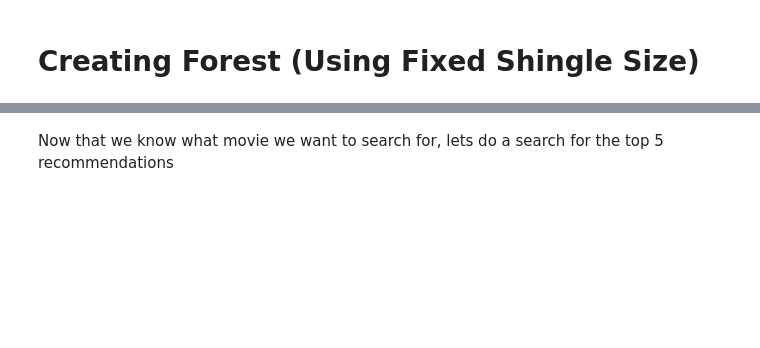
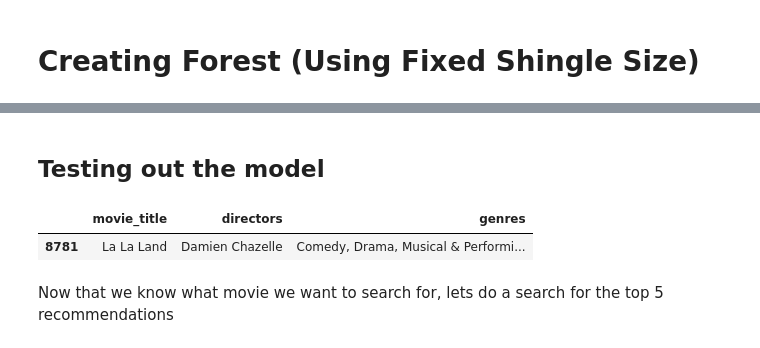
Before and after one commit to LaertXh/LLM-Project, a Jupyter notebook: CIS9665_FinalProject.ipynb, the cells around one changed output, grey strips where cells are left out. Cells and saved outputs as stored; diff of their text form; code cells hidden in the pictures; blank space fills up the shorter version.

```diff
--- a/CIS9665_FinalProject.ipynb
+++ b/CIS9665_FinalProject.ipynb
@@ -408,9 +421,0 @@ First lets locate the move record based on the title
-# %%
-def search_movies(df, search_string):
-    """
-    Searches for movie titles containing the given search string (case-insensitive).
-    Returns a DataFrame with the matching rows and their original indexes.
-    """
-    mask = df['movie_title'].str.contains(search_string, case=False, na=False)
-    result_df = df[mask].copy()
-    return result_df[['movie_title', 'directors']]
@@ -445,0 +438,12 @@ It took 17.44 seconds to build forest.
+# %% [markdown]
+## Testing out the model
+# %%
+# used to find the id of a movie by its name
+def search_movies(df, search_string):
+    """
+    Searches for movie titles containing the given search string (case-insensitive).
+    Returns a DataFrame with the matching rows and their original indexes.
+    """
+    mask = df['movie_title'].str.contains(search_string, case=False, na=False)
+    result_df = df[mask].copy()
+    return result_df[['movie_title', 'directors', 'genres']]
@@ -445,0 +464,7 @@ It took 17.44 seconds to build forest.
+# %%
+# search for the movie here to get its id
+search_list = search_movies(df_cleaned_english, "la la land")
+search_list
+# %% [output]
+|  | movie_title | directors | genres |
+| 8781 | La La Land | Damien Chazelle | Comedy, Drama, Musical & Performi... |
```
Also changed, not shown: parts of 41 cells of this notebook.
